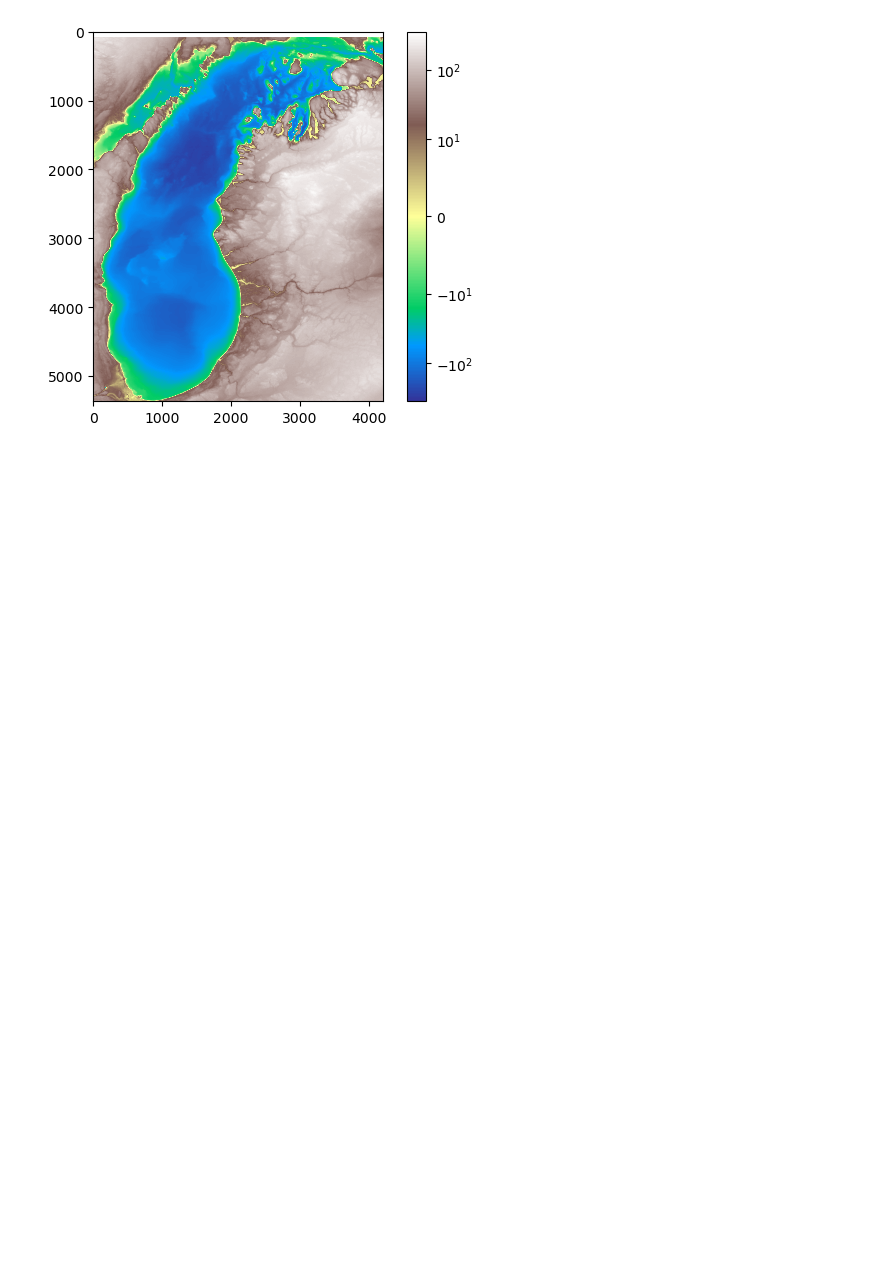
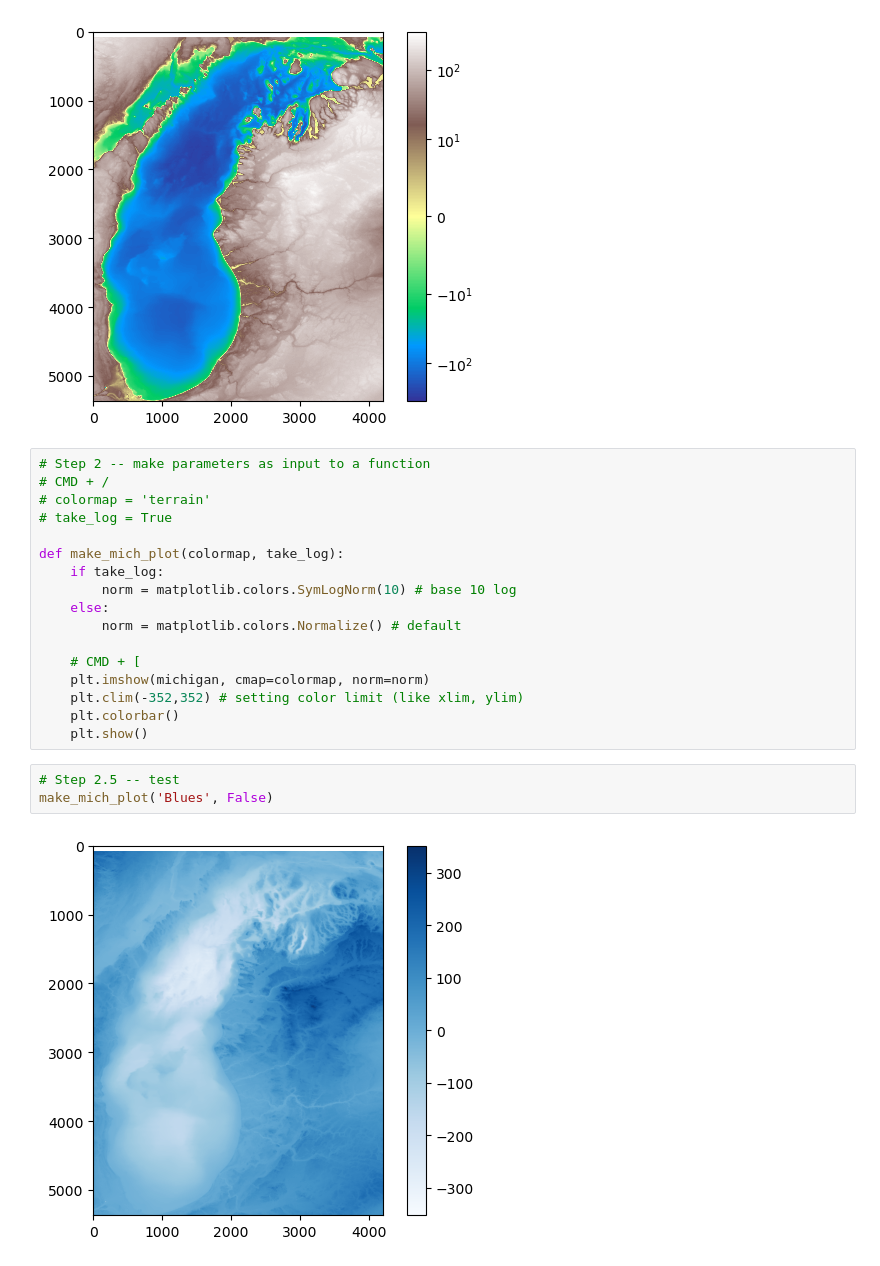
Before and after one commit to UIUC-iSchool-DataViz/is445_bcubcg_fall2025, a Jupyter notebook: week05/inClass_week05.ipynb, the cells around one changed output. Saved outputs shown, nothing was run; the diff lists cells and outputs as text; blank space fills up the shorter version.

```diff
--- a/week05/inClass_week05.ipynb
+++ b/week05/inClass_week05.ipynb
@@ -309,3 +309,25 @@ plt.colorbar()
 plt.show()
 # %% [output]
 [figure]
+# %%
+# Step 2 -- make parameters as input to a function
+# CMD + /
+# colormap = 'terrain'
+# take_log = True
+
+def make_mich_plot(colormap, take_log):
+    if take_log:
+        norm = matplotlib.colors.SymLogNorm(10) # base 10 log
+    else:
+        norm = matplotlib.colors.Normalize() # default
+
+    # CMD + [
+    plt.imshow(michigan, cmap=colormap, norm=norm)
+    plt.clim(-352,352) # setting color limit (like xlim, ylim)
+    plt.colorbar()
+    plt.show()
+# %%
+# Step 2.5 -- test
+make_mich_plot('Blues', False)
+# %% [output]
+[figure, added]
```
Also changed, not shown: parts of 1 cell of this notebook.
